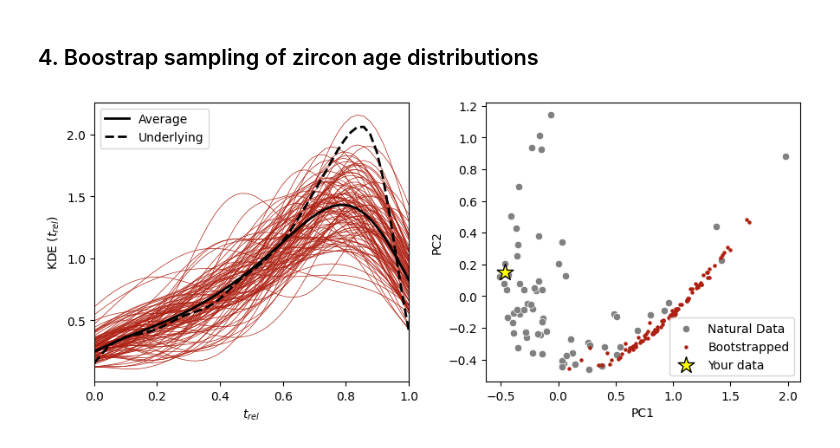
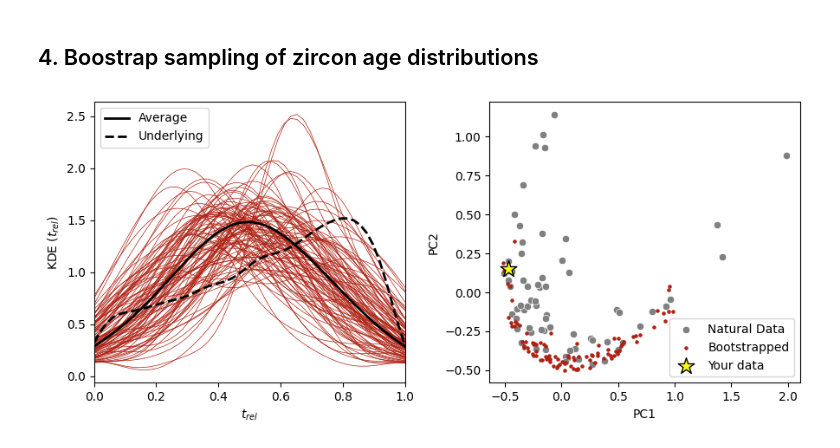
Before and after one commit to ChetanNathwani/zircon_age_spectra, a Jupyter notebook: scripts/zircon_age_spectra_binder.ipynb, the cells around one changed output. Cells and saved outputs as stored; diff of their text form; code cells hidden in the pictures.

```diff
--- a/scripts/zircon_age_spectra_binder.ipynb
+++ b/scripts/zircon_age_spectra_binder.ipynb
@@ -166,12 +166,12 @@ plt.show()
 ## 4. Boostrap sampling of zircon age distributions
 # %%
 # Add your parameters here that you want for the bootstrap sampling
-distribution = 'MELTS' # Distribution to sample from
+distribution = 'Volcanic' # Distribution to sample from
 n_zircon = 30 # Number of zircons sampled in each bootstrap sampling iteration
-age = 10 # Age in Ma that the uncertainties should be calculated for
+age = 100 # Age in Ma that the uncertainties should be calculated for
 n_simulations = 100 # Number of simulations
 truncation = 1.0 # Truncation (between 0 and 1) for which to sample from where 1.0 is no truncation
-method = 'ID-TIMS' # Either ID-TIMS or LA-ICP-MS to calculate the uncertainties for
+method = 'LA-ICP-MS' # Either ID-TIMS or LA-ICP-MS to calculate the uncertainties for
 n_inh = 0 # Number of zircons to be inherited
 dx = 0 # Distance from which a secondary antecrystal population of zircons is apart from the primary distribution (in relative time)
 
@@ -183,31 +183,31 @@ fig, axs = plt.subplots(1,2, figsize = (9, 4))
 
 for i in test:
     x, y = geochron.plot_kde(i, normalize = True)
     axs[0].plot(x,y, color = (174/255, 32/255, 18/255), linewidth = 0.5)
 
 axs[0].set_xlim(0,1)
 x, y = geochron.plot_kde(test.mean(axis=0), normalize = True)
 sb.lineplot(x=x, y=y, linewidth = 2, ax = axs[0], color = 'black', label = 'Average')
 x,y = geochron.synthetic_distribution(distribution)
 sb.lineplot(x=x, y=y, linewidth = 2, ax = axs[0], color = 'black', linestyle = 'dashed', label = 'Underlying')
 
 pca_W2_data = geochron.generate_pca_scores()
 
 sb.scatterplot(x=pca_W2_data['PC1'],y=pca_W2_data['PC2'], color = 'gray', ax = axs[1], label = 'Natural Data')
 
 synthetic_pca = np.zeros((len(test),2))
 for n,i in enumerate(test):
     synthetic_pca[n] = geochron.calc_W_PCA(i, check = False)
 
 axs[1].scatter(synthetic_pca[:,0], synthetic_pca[:,1], color = (174/255, 32/255, 18/255),  s = 5, label = 'Bootstrapped')
 axs[1].scatter(pc1, pc2, s = 200, color = 'yellow', marker = '*', edgecolor = 'black', label = 'Your data')
 
 axs[1].legend()
 
 axs[0].set_ylabel('KDE ($t_{rel}$)')
 axs[0].set_xlabel('$t_{rel}$')
 
 plt.tight_layout()
 plt.show()
 # %% [output]
-[figure, old version]
+[figure, new version]
```
Also changed, not shown: parts of 1 cell of this notebook, 4 other files.
